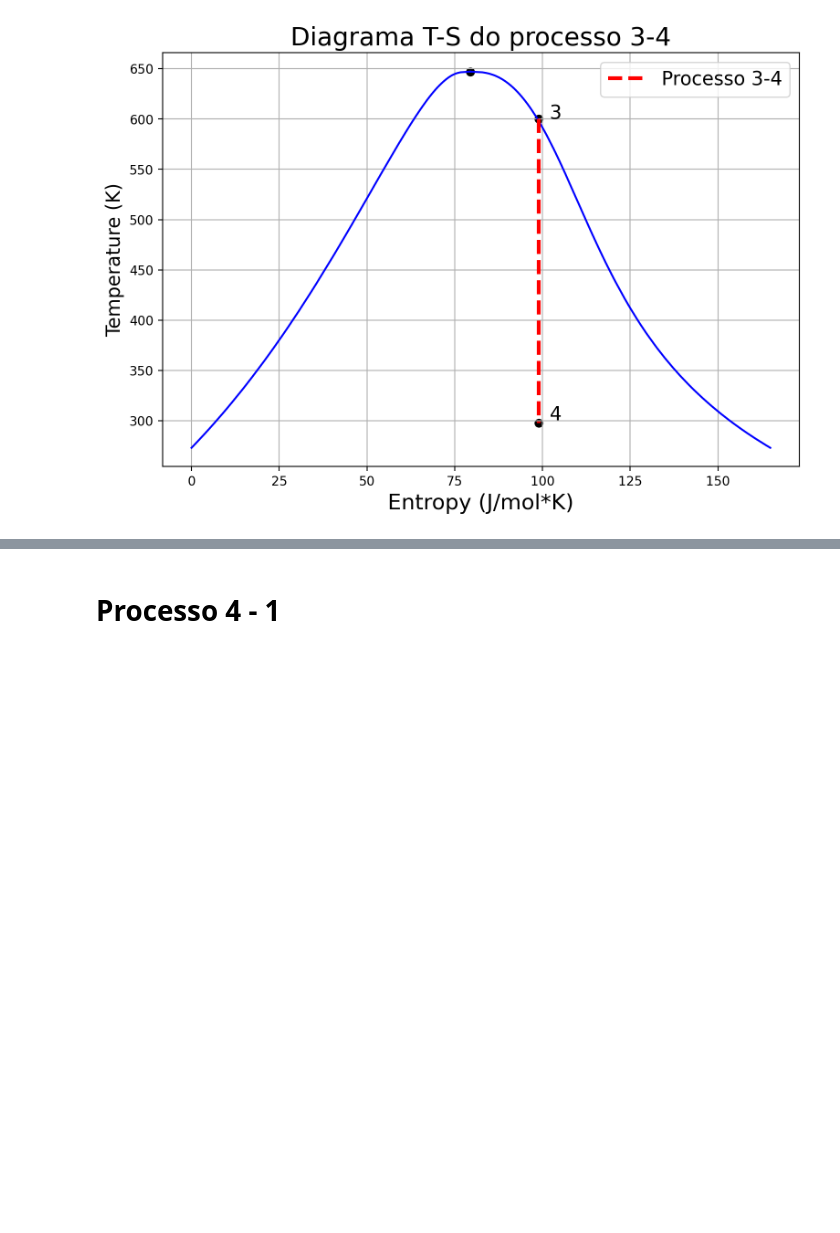
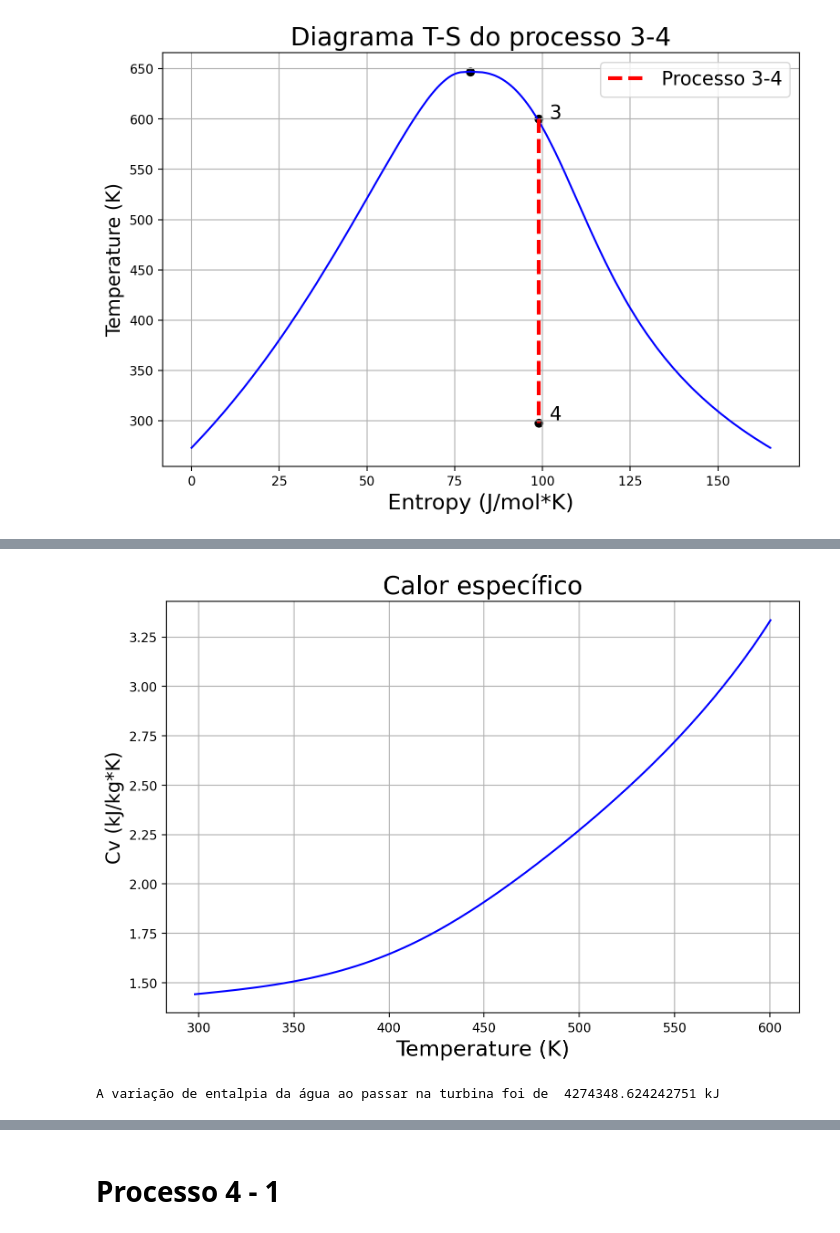
Before and after one commit to Gbeneti/Trabalho-Termodin-mica-Avan-ada, a Jupyter notebook: Desafio_4/Desafio_04.ipynb, the cells around one changed output, grey strips where cells are left out. Drawn from its saved outputs; the diff is of its cells as text; code cells hidden in the pictures; blank space fills up the shorter version.

```diff
--- a/Desafio_4/Desafio_04.ipynb
+++ b/Desafio_4/Desafio_04.ipynb
@@ -308,0 +315,23 @@ plt.show()
+# %%
+T = list(vapor['Temperature (K)'])[40:526]
+Cv1 = list(vapor['Cv (J/mol*K)'])[40:526]
+Cv = []
+for i in Cv1:
+    Cv.append(float(i))
+Cv = np.array(Cv)/18
+
+fig = plt.figure(figsize=(9,6), dpi=200)
+ax = fig.add_subplot(1,1,1)
+ax.plot(T,Cv, c = 'b')
+ax.set_xlabel("Temperature (K)",fontsize = 17)
+ax.set_ylabel("Cv (kJ/kg*K)",fontsize = 15)
+ax.grid('--')
+ax.set_title('Calor específico', fontsize = 20)
+plt.show()
+# %% [output]
+[figure, added]
+# %%
+integral_entalpia = integrate.trapezoid(x=T,y=Cv)
+print('A variação de entalpia da água ao passar na turbina foi de ',f'{ integral_entalpia*6860.3} kJ')
+# %% [output]
+A variação de entalpia da água ao passar na turbina foi de  4274348.624242751 kJ
```
Also changed, not shown: parts of 5 cells of this notebook.
